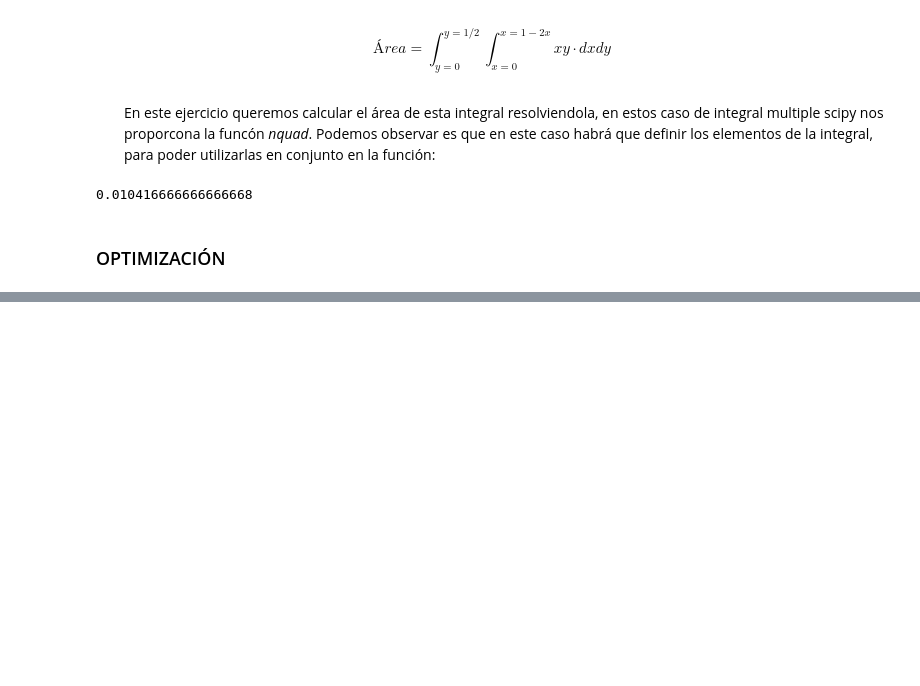
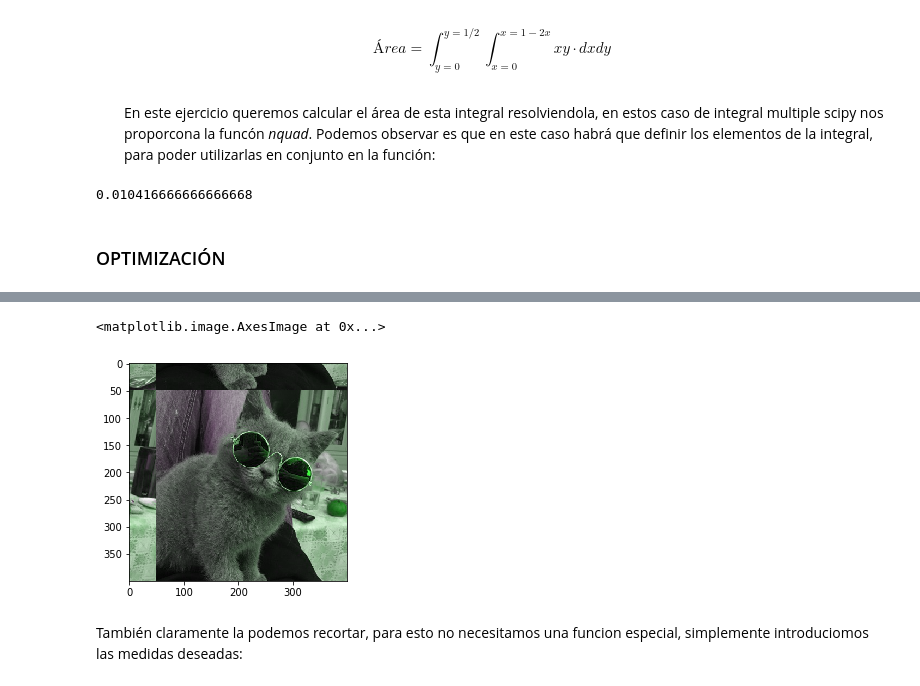
Before and after one commit to Yalin-criptomoneda/Excursion, a Jupyter notebook: Numpy.ipynb, the cells around one changed output, grey strips where cells are left out. Drawn from its saved outputs; the diff is of its cells as text; code cells hidden in the pictures; blank space fills up the shorter version.

```diff
--- a/Numpy.ipynb
+++ b/Numpy.ipynb
@@ -548,0 +669,9 @@ def objetivo(x):
+# %%
+desplazamento = ndimage.shift(gato, 50, mode='wrap')
+# %%
+ plt.imshow(desplazamento, cmap = plt.cm.viridis)
+# %% [output]
+<matplotlib.image.AxesImage at 0x...>
+[figure, added]
+# %% [markdown]
+También claramente la podemos recortar, para esto no necesitamos una funcion especial, simplemente introduciomos las medidas deseadas:
```
Also changed, not shown: parts of 43 cells of this notebook.
